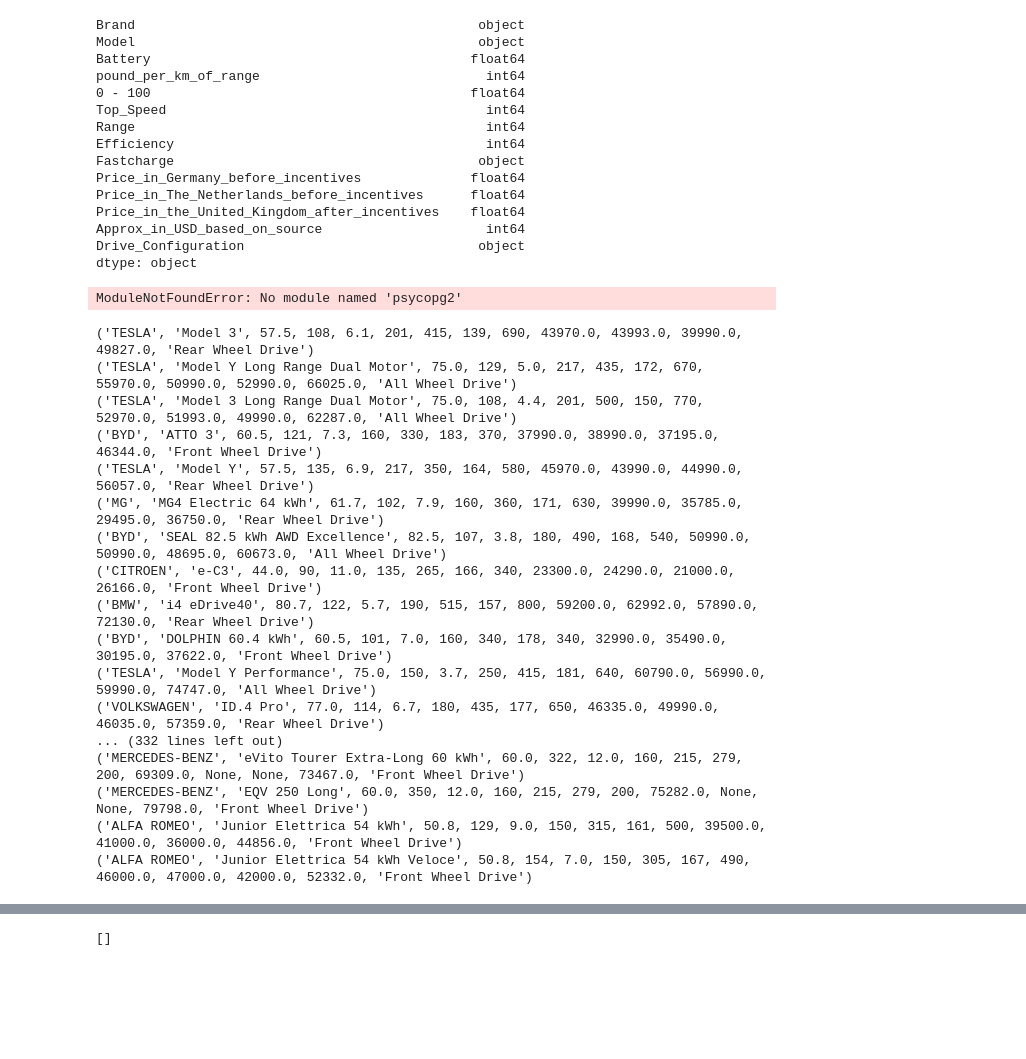
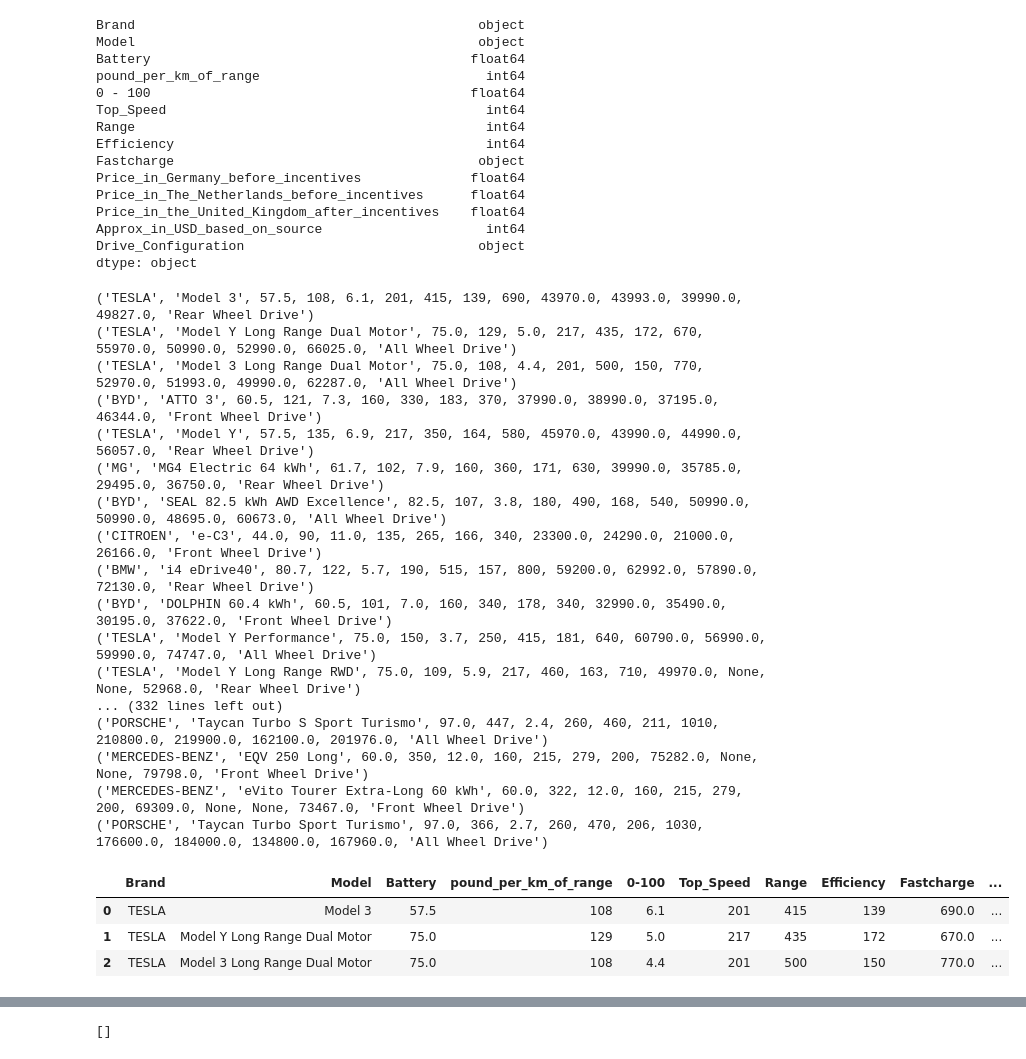
Before and after one commit to vanillatyy1/16_17_Electric_Vehicles, a Jupyter notebook: evdatabase_tocsv.ipynb, the cells around one changed output, grey strips where cells are left out. Saved outputs shown, nothing was run; the diff lists cells and outputs as text; code cells hidden in the pictures; blank space fills up the shorter version.

```diff
--- a/evdatabase_tocsv.ipynb
+++ b/evdatabase_tocsv.ipynb
@@ -264,11 +264,10 @@ from sqlalchemy import create_engine, text, func
 from flask import Flask, jsonify
 # %%
 # create engine
-engine = create_engine("postgresql://postgres:1234@localhost:5432/cars_data_db")
+engine = create_engine("postgresql://postgres:Amer1234@localhost:5432/cars_data")
-# %% [output]
-ModuleNotFoundError: No module named 'psycopg2'
 # %%
 #Execute the query
+data = []
 with engine.connect() as connection:
     # Query all the data from the table
     result = connection.execute(text('SELECT * FROM public.cars_data'))
@@ -278,6 +277,7 @@ with engine.connect() as connection:
 
     # Print the rows
     for row in rows:
+        data.append(row)
         print(row)
 # %% [output]
 ('TESLA', 'Model 3', 57.5, 108, 6.1, 201, 415, 139, 690, 43970.0, 43993.0, 39990.0, 49827.0, 'Rear Wheel Drive')
@@ -291,9 +291,17 @@ with engine.connect() as connection:
 ('BMW', 'i4 eDrive40', 80.7, 122, 5.7, 190, 515, 157, 800, 59200.0, 62992.0, 57890.0, 72130.0, 'Rear Wheel Drive')
 ('BYD', 'DOLPHIN 60.4 kWh', 60.5, 101, 7.0, 160, 340, 178, 340, 32990.0, 35490.0, 30195.0, 37622.0, 'Front Wheel Drive')
 ('TESLA', 'Model Y Performance', 75.0, 150, 3.7, 250, 415, 181, 640, 60790.0, 56990.0, 59990.0, 74747.0, 'All Wheel Drive')
-('VOLKSWAGEN', 'ID.4 Pro', 77.0, 114, 6.7, 180, 435, 177, 650, 46335.0, 49990.0, 46035.0, 57359.0, 'Rear Wheel Drive')
+('TESLA', 'Model Y Long Range RWD', 75.0, 109, 5.9, 217, 460, 163, 710, 49970.0, None, None, 52968.0, 'Rear Wheel Drive')
 ... (332 lines left out)
+('PORSCHE', 'Taycan Turbo S Sport Turismo', 97.0, 447, 2.4, 260, 460, 211, 1010, 210800.0, 219900.0, 162100.0, 201976.0, 'All Wheel Drive')
+('MERCEDES-BENZ', 'EQV 250 Long', 60.0, 350, 12.0, 160, 215, 279, 200, 75282.0, None, None, 79798.0, 'Front Wheel Drive')
 ('MERCEDES-BENZ', 'eVito Tourer Extra-Long 60 kWh', 60.0, 322, 12.0, 160, 215, 279, 200, 69309.0, None, None, 73467.0, 'Front Wheel Drive')
-('MERCEDES-BENZ', 'EQV 250 Long', 60.0, 350, 12.0, 160, 215, 279, 200, 75282.0, None, None, 79798.0, 'Front Wheel Drive')
-('ALFA ROMEO', 'Junior Elettrica 54 kWh', 50.8, 129, 9.0, 150, 315, 161, 500, 39500.0, 41000.0, 36000.0, 44856.0, 'Front Wheel Drive')
-('ALFA ROMEO', 'Junior Elettrica 54 kWh Veloce', 50.8, 154, 7.0, 150, 305, 167, 490, 46000.0, 47000.0, 42000.0, 52332.0, 'Front Wheel Drive')
+('PORSCHE', 'Taycan Turbo Sport Turismo', 97.0, 366, 2.7, 260, 470, 206, 1030, 176600.0, 184000.0, 134800.0, 167960.0, 'All Wheel Drive')
+# %%
+df1 = pd.DataFrame(data)
+df1.head(3)
+# %% [output]
+|  | Brand | Model | Battery | pound_per_km_of_range | 0-100 | Top_Speed | Range | Efficiency | Fastcharge | ... |
+| 0 | TESLA | Model 3 | 57.5 | 108 | 6.1 | 201 | 415 | 139 | 690.0 | ... |
+| 1 | TESLA | Model Y Long Range Dual Motor | 75.0 | 129 | 5.0 | 217 | 435 | 172 | 670.0 | ... |
+| 2 | TESLA | Model 3 Long Range Dual Motor | 75.0 | 108 | 4.4 | 201 | 500 | 150 | 770.0 | ... |
```
Also changed, not shown: parts of 3 cells of this notebook.
